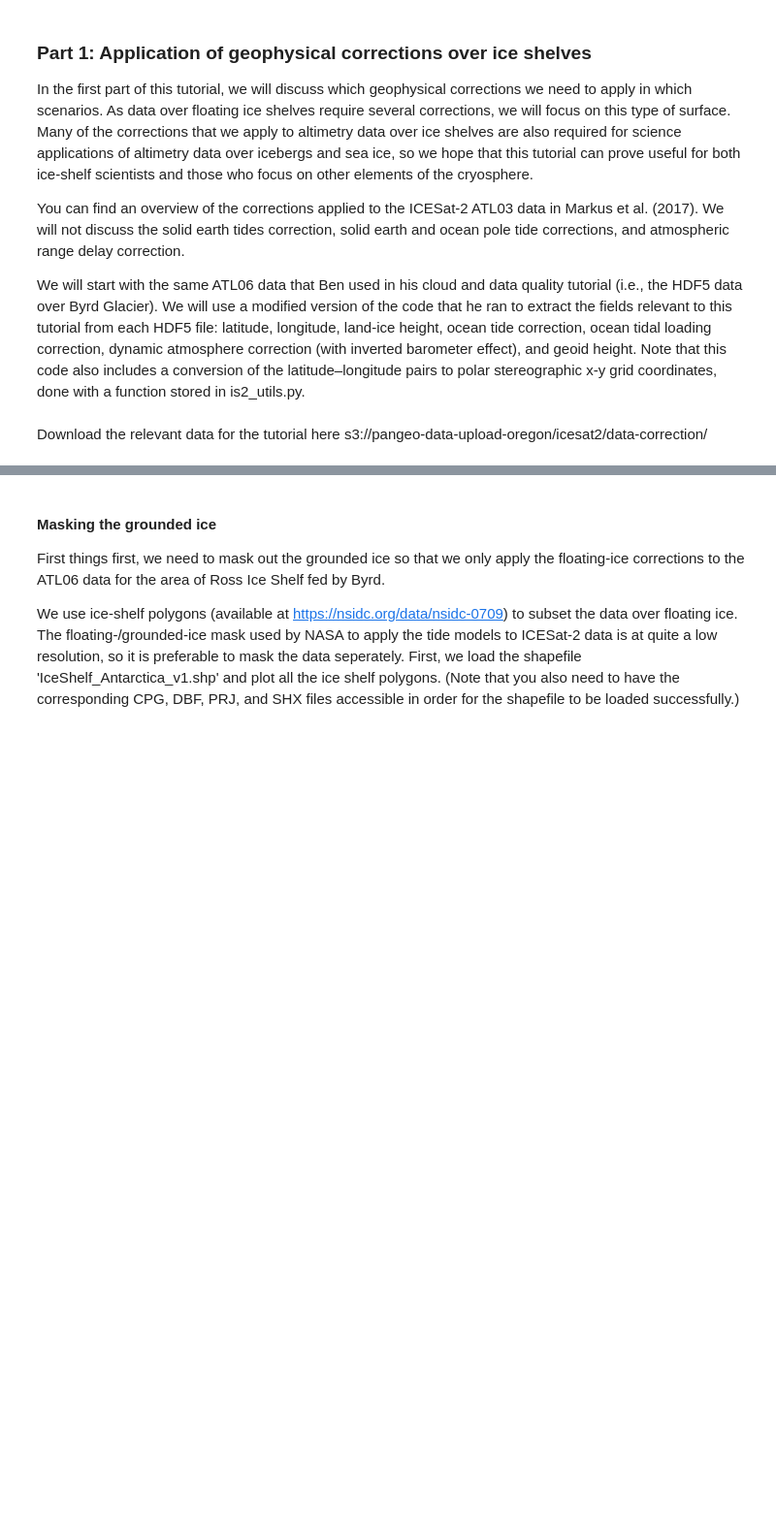
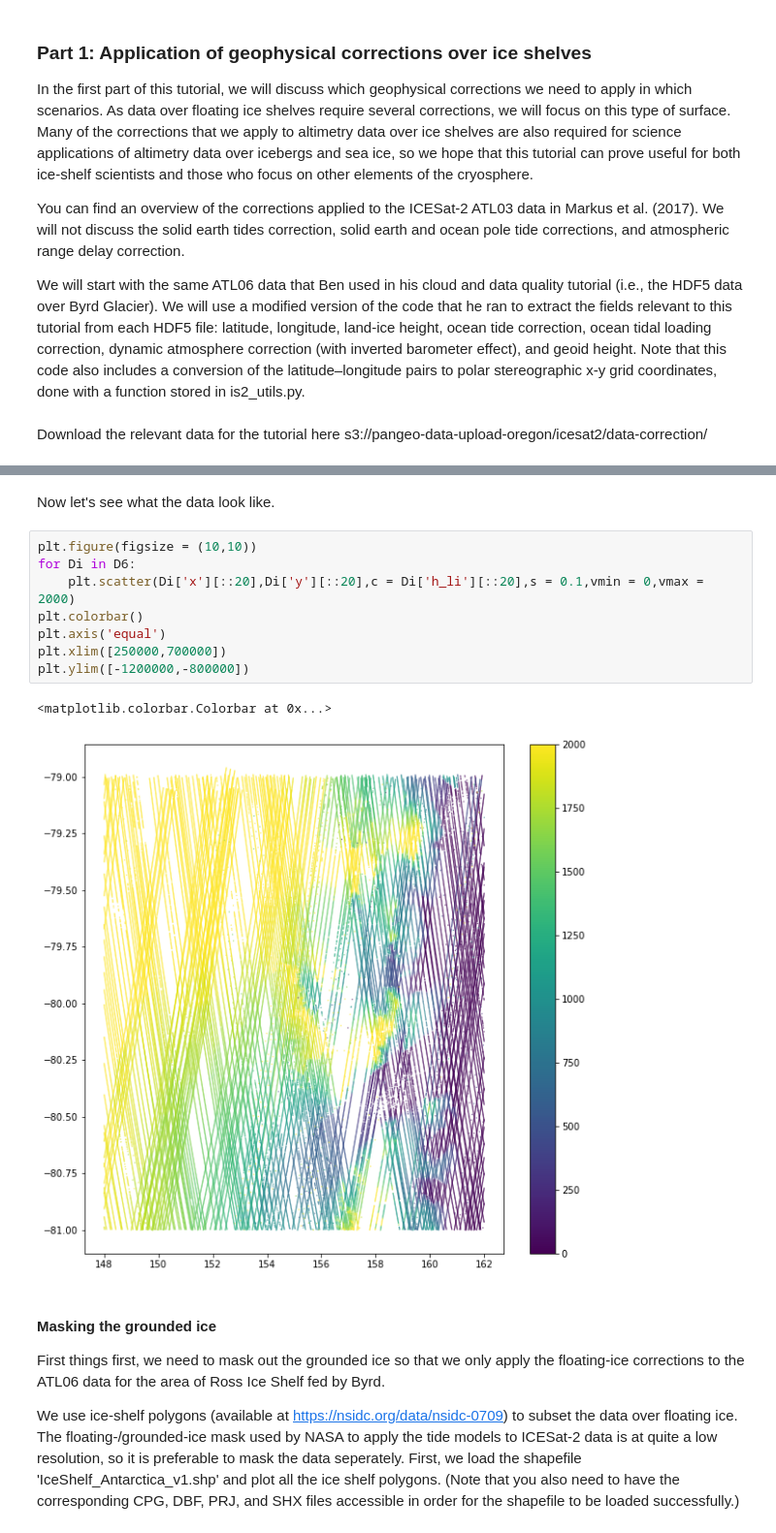
Before and after one commit to ICESAT-2HackWeek/data-correction, a Jupyter notebook: data_correction.ipynb, the cells around one changed output, grey strips where cells are left out. Shown at 97% size. Cells and saved outputs as stored; diff of their text form; blank space fills up the shorter version.

```diff
--- a/data_correction.ipynb
+++ b/data_correction.ipynb
@@ -81,3 +62,16 @@ read 250 beam/pair combinations
+# %% [markdown]
+Now let's see what the data look like.
+# %%
+plt.figure(figsize = (10,10))
+for Di in D6:
+    plt.scatter(Di['x'][::20],Di['y'][::20],c = Di['h_li'][::20],s = 0.1,vmin = 0,vmax = 2000)
+plt.colorbar()
+plt.axis('equal')
+plt.xlim([250000,700000])
+plt.ylim([-1200000,-800000])
+# %% [output]
+<matplotlib.colorbar.Colorbar at 0x...>
+[figure, added]
 # %% [markdown]
 #### Masking the grounded ice
 
```
Also changed, not shown: parts of 16 cells of this notebook.
